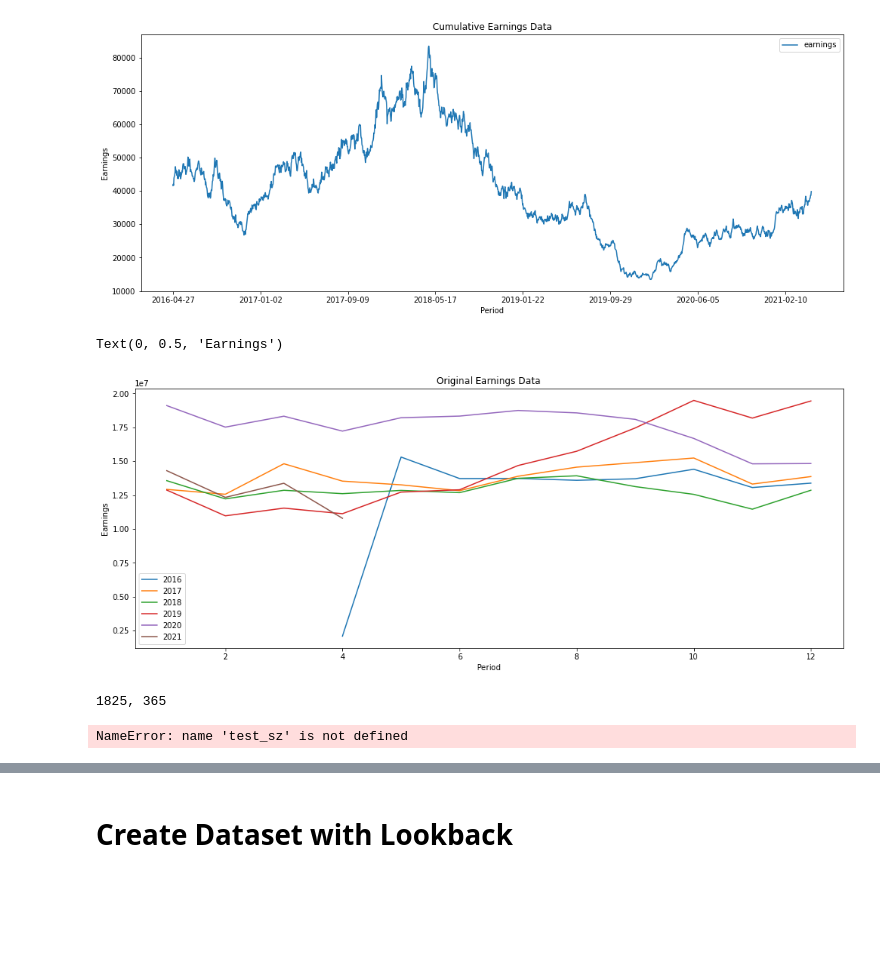
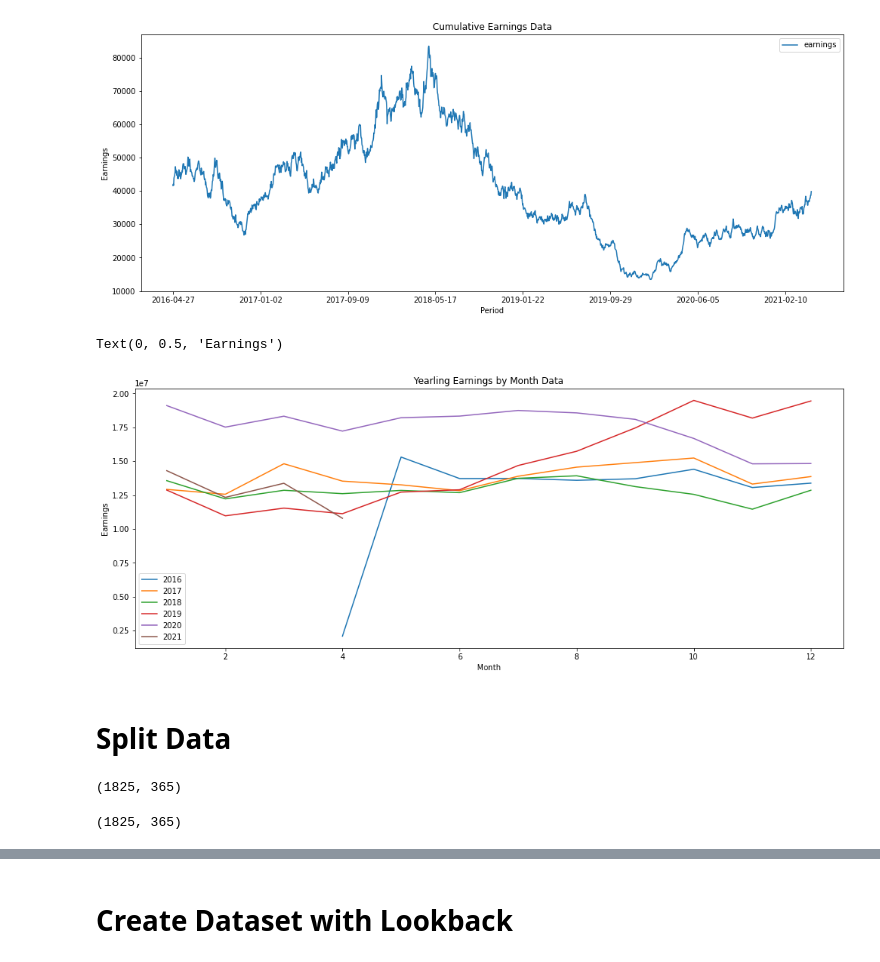
Before and after one commit to sethjuarez/tlaloc, a Jupyter notebook: notebooks/explore.ipynb, the cells around one changed output, grey strips where cells are left out. Cells and saved outputs as stored; diff of their text form; code cells hidden in the pictures; blank space fills up the shorter version.

Commit message:
fix data prep add logs to ignore

```diff
--- a/notebooks/explore.ipynb
+++ b/notebooks/explore.ipynb
@@ -99,11 +101,11 @@ Text(0, 0.5, 'Earnings')
 # %%
 fig, ax = plt.subplots(figsize=(1600/96., 600/96.))
 for key, grp in df_stores_total_monthly.groupby(['Year']):
     ax = grp.plot(ax=ax, kind='line', x='Month', y='earnings', label=key)
 leg = ax.legend()
-plt.title(f'Original Earnings Data')
-plt.xlabel('Period')
+plt.title(f'Yearling Earnings by Month Data')
+plt.xlabel('Month')
 plt.ylabel('Earnings')
 # %% [output]
 Text(0, 0.5, 'Earnings')
-[figure, old version]
+[figure, new version]
@@ -113,16 +112,19 @@ Text(0, 0.5, 'Earnings')
+# %% [markdown]
+# Split Data
 # %%
 #split data
-data_size = len(df_stores_total_daily.earnings)
-test_size = math.floor(.2 * data_size)
-print(f'{data_size}, {test_size}')
+data_all = df_stores_total_daily.earnings
+sz = len(data_all)
+test_sz = math.floor(.2 * sz)
+sz, test_sz
 # %% [output]
-1825, 365
+(1825, 365)
 # %%
-train_data_df = df_stores_total_daily[:-test_sz]
-test_data_df = df_stores_total_daily[-test_sz:]
+train_data = data_all[:-test_sz]
+test_data = data_all[-test_sz:]
 len(train_data)+len(test_data), len(test_data)
 # %% [output]
-NameError: name 'test_sz' is not defined
+(1825, 365)
 # %%
 msmin, msmax = train_data.min(), train_data.max()
 print(f'Min: {msmin}, Max: {msmax}')
```
Also changed, not shown: parts of 22 cells of this notebook, 1 other file.
